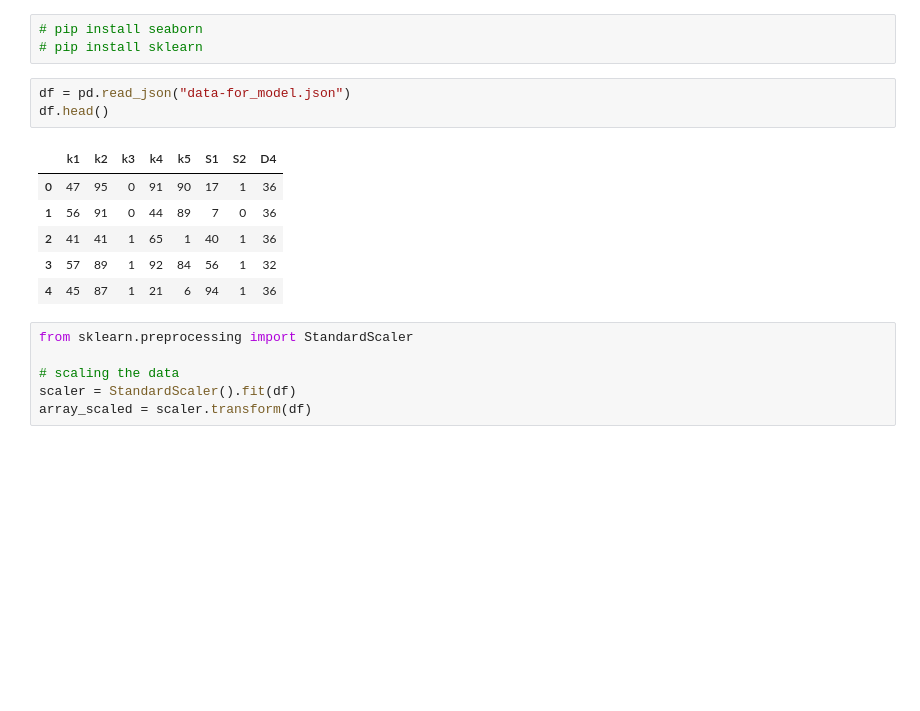
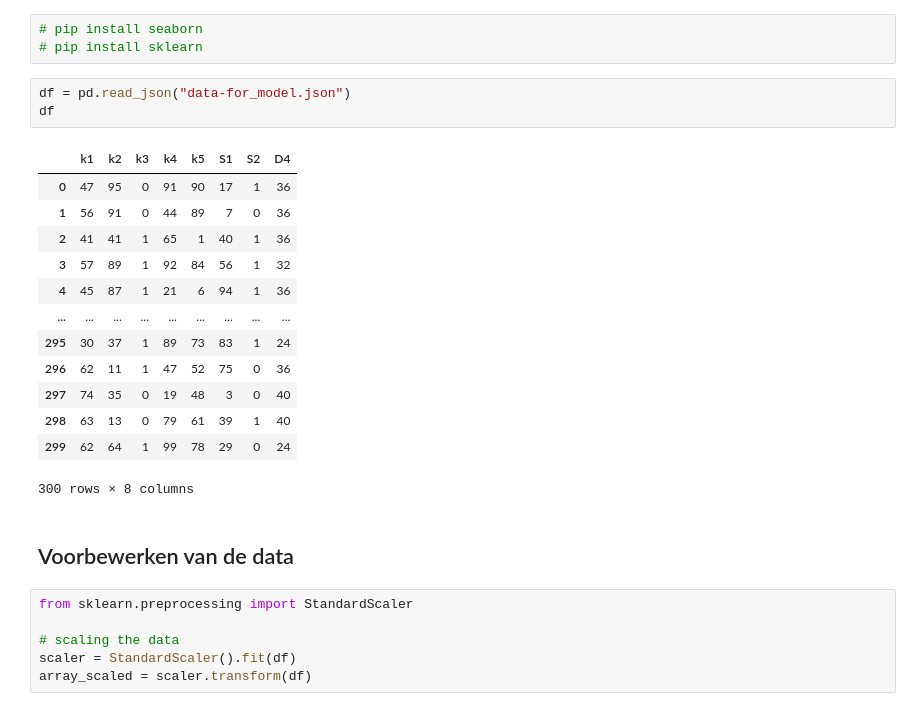
Before and after one commit to annevogel13/Smartie, a Jupyter notebook: TF-Model/TF-Model_V1.ipynb, the cells around one changed output. Cells and saved outputs as stored; diff of their text form; blank space fills up the shorter version.

```diff
--- a/TF-Model/TF-Model_V1.ipynb
+++ b/TF-Model/TF-Model_V1.ipynb
@@ -11,14 +15,23 @@ import seaborn as sns
 # pip install sklearn
 # %%
 df = pd.read_json("data-for_model.json")
-df.head()
+df
 # %% [output]
 |  | k1 | k2 | k3 | k4 | k5 | S1 | S2 | D4 |
 | 0 | 47 | 95 | 0 | 91 | 90 | 17 | 1 | 36 |
 | 1 | 56 | 91 | 0 | 44 | 89 | 7 | 0 | 36 |
 | 2 | 41 | 41 | 1 | 65 | 1 | 40 | 1 | 36 |
 | 3 | 57 | 89 | 1 | 92 | 84 | 56 | 1 | 32 |
 | 4 | 45 | 87 | 1 | 21 | 6 | 94 | 1 | 36 |
+| ... | ... | ... | ... | ... | ... | ... | ... | ... |
+| 295 | 30 | 37 | 1 | 89 | 73 | 83 | 1 | 24 |
+| 296 | 62 | 11 | 1 | 47 | 52 | 75 | 0 | 36 |
+| 297 | 74 | 35 | 0 | 19 | 48 | 3 | 0 | 40 |
+| 298 | 63 | 13 | 0 | 79 | 61 | 39 | 1 | 40 |
+| 299 | 62 | 64 | 1 | 99 | 78 | 29 | 0 | 24 |
+300 rows × 8 columns
+# %% [markdown]
+## Voorbewerken van de data
 # %%
 from sklearn.preprocessing import StandardScaler
 
```
Also changed, not shown: parts of 12 cells of this notebook.
